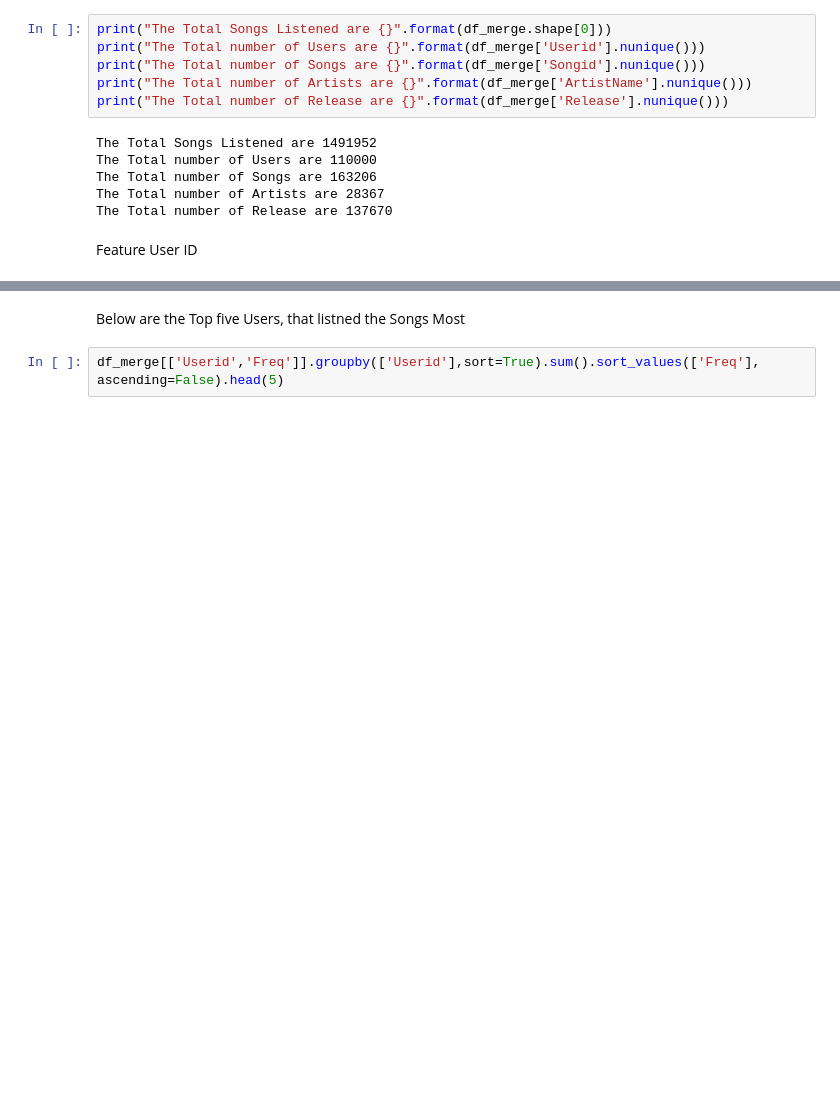
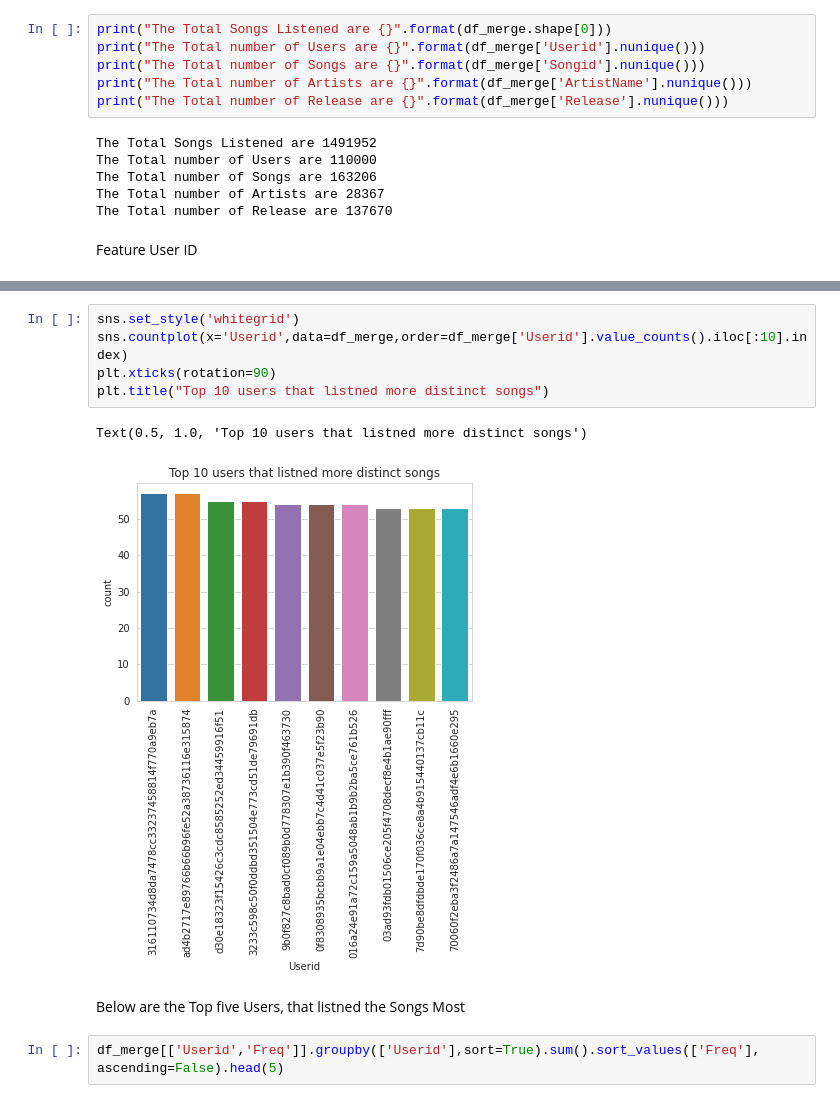
Before and after one commit to GousemujeebShaik/Case-Studies, a Jupyter notebook: RecomenderSystem.ipynb, the cells around one changed output, grey strips where cells are left out. Saved outputs shown, nothing was run; the diff lists cells and outputs as text; blank space fills up the shorter version.

```diff
--- a/RecomenderSystem.ipynb
+++ b/RecomenderSystem.ipynb
@@ -145,3 +157,11 @@ Name: Userid, Length: 110000, dtype: int64
+# %%
+sns.set_style('whitegrid')
+sns.countplot(x='Userid',data=df_merge,order=df_merge['Userid'].value_counts().iloc[:10].index)
+plt.xticks(rotation=90)
+plt.title("Top 10 users that listned more distinct songs")
+# %% [output]
+Text(0.5, 1.0, 'Top 10 users that listned more distinct songs')
+[figure, added]
 # %% [markdown]
 Below are the Top five Users, that listned the Songs Most
 # %%
```
Also changed, not shown: parts of 28 cells of this notebook.
